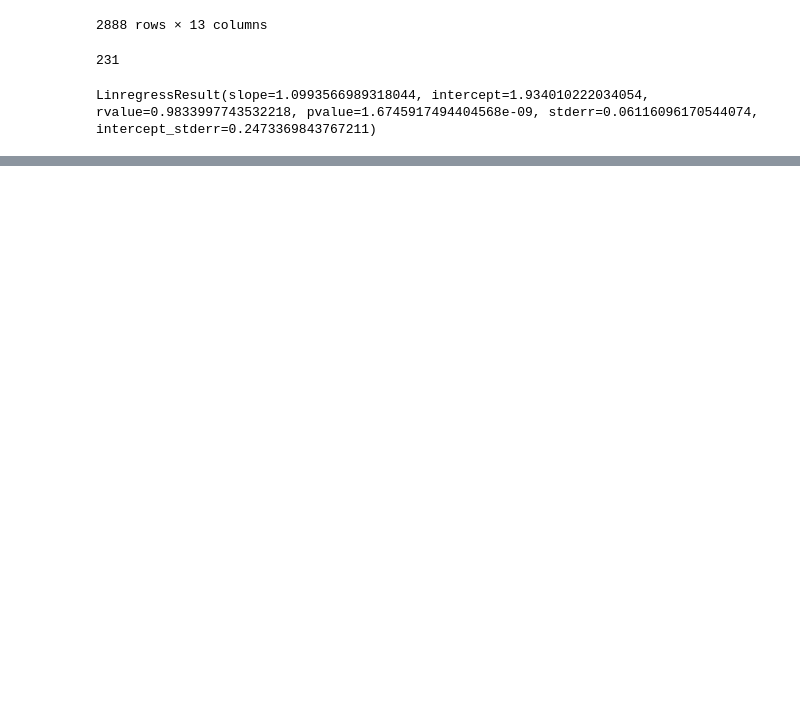
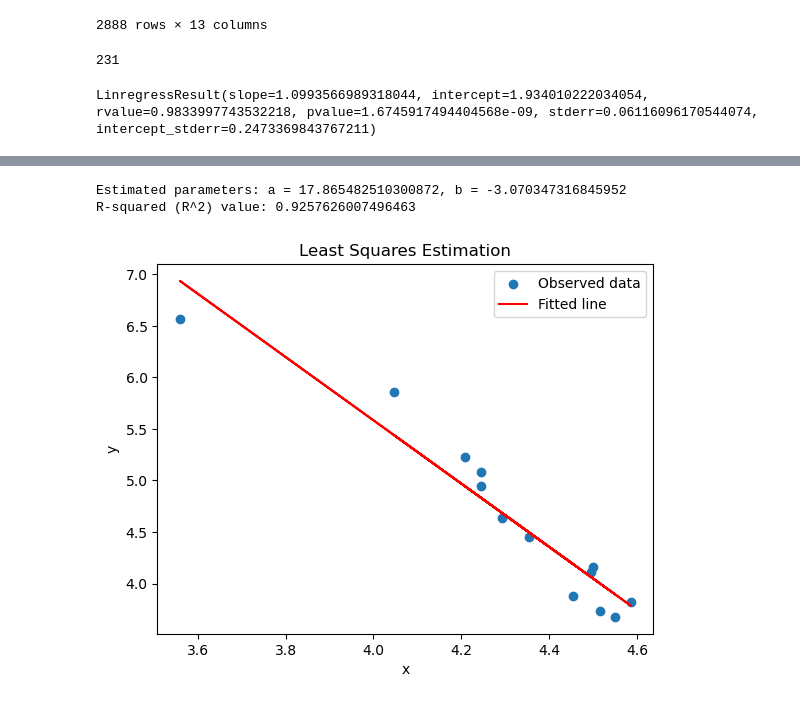
Before and after one commit to rrrrrrrlll/M2R_Group_12, a Jupyter notebook: cluster_Improve_iz.ipynb, the cells around one changed output, grey strips where cells are left out. Cells and saved outputs as stored; diff of their text form; code cells hidden in the pictures; blank space fills up the shorter version.

```diff
--- a/cluster_Improve_iz.ipynb
+++ b/cluster_Improve_iz.ipynb
@@ -156,0 +323,9 @@ LinregressResult(slope=1.0993566989318044, intercept=1.934010222034054, rvalue=0
+# %%
+adata1 = pd.DataFrame(adata.X)
+x = g_log(adata1)[0]
+y = g_log(adata1)[1]
+lse_general(x,y)
+# %% [output]
+Estimated parameters: a = 17.865482510300872, b = -3.070347316845952
+R-squared (R^2) value: 0.9257626007496463
+[figure, added]
```
Also changed, not shown: parts of 10 cells of this notebook.
